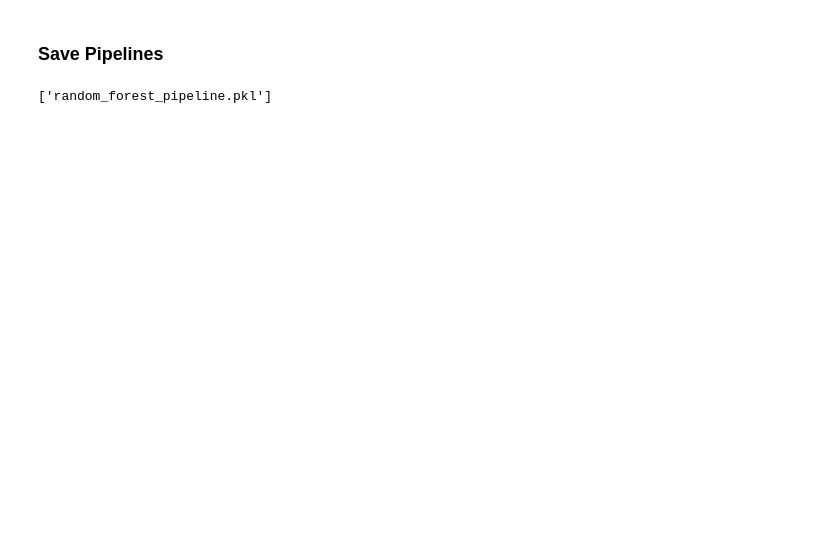
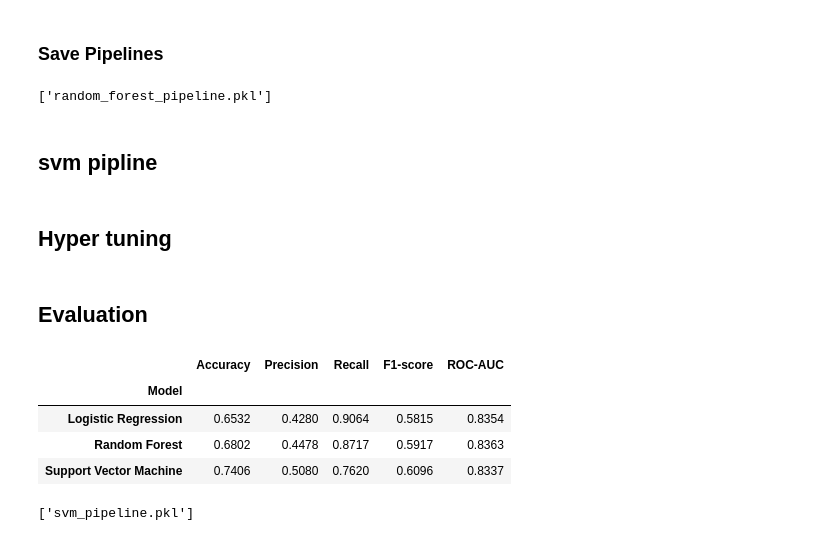
Before and after one commit to basmalamoataz/Samsung-Churnguard, a Jupyter notebook: Project_2.ipynb, the cells around one changed output. Drawn from its saved outputs; the diff is of its cells as text; code cells hidden in the pictures; blank space fills up the shorter version.

Commit message:
inserting svm modeling

```diff
--- a/Project_2.ipynb
+++ b/Project_2.ipynb
@@ -707,3 +725,43 @@ joblib.dump(best_lr, "logistic_regression_pipeline.pkl")
 joblib.dump(best_rf, "random_forest_pipeline.pkl")
 # %% [output]
 ['random_forest_pipeline.pkl']
+# %% [markdown]
+## svm pipline
+# %%
+from sklearn.svm import SVC
+svm_pipeline = Pipeline([
+    ("scaler", ColumnTransformer([("scale", StandardScaler(), numeric_cols)], remainder="passthrough")),
+    ("model", SVC(probability=True, class_weight="balanced", random_state=42))
+])
+# %% [markdown]
+## Hyper tuning
+# %%
+param_grid_svm = {
+    "model__C": [0.1, 1, 10],
+    "model__kernel": ["linear", "rbf"],
+    "model__gamma": ["scale", "auto"]   }
+svm_grid = GridSearchCV(
+    svm_pipeline,
+    param_grid=param_grid_svm,
+    scoring='recall', cv=5, n_jobs=-1)
+svm_grid.fit(X_train, y_train)
+best_svm = svm_grid.best_estimator_
+# %% [markdown]
+## Evaluation
+# %%
+comparision=pd.DataFrame([
+    evaluate(best_lr, "Logistic Regression"),
+    evaluate(best_rf, "Random Forest"),
+    evaluate(best_svm, "Support Vector Machine")
+]).set_index("Model").round(4)
+comparision
+# %% [output]
+|  | Accuracy | Precision | Recall | F1-score | ROC-AUC |
+| Model |  |  |  |  |  |
+| Logistic Regression | 0.6532 | 0.4280 | 0.9064 | 0.5815 | 0.8354 |
+| Random Forest | 0.6802 | 0.4478 | 0.8717 | 0.5917 | 0.8363 |
+| Support Vector Machine | 0.7406 | 0.5080 | 0.7620 | 0.6096 | 0.8337 |
+# %%
+joblib.dump(best_svm, "svm_pipeline.pkl")
+# %% [output]
+['svm_pipeline.pkl']
```
Also changed, not shown: parts of 18 cells of this notebook, 3 other files.
